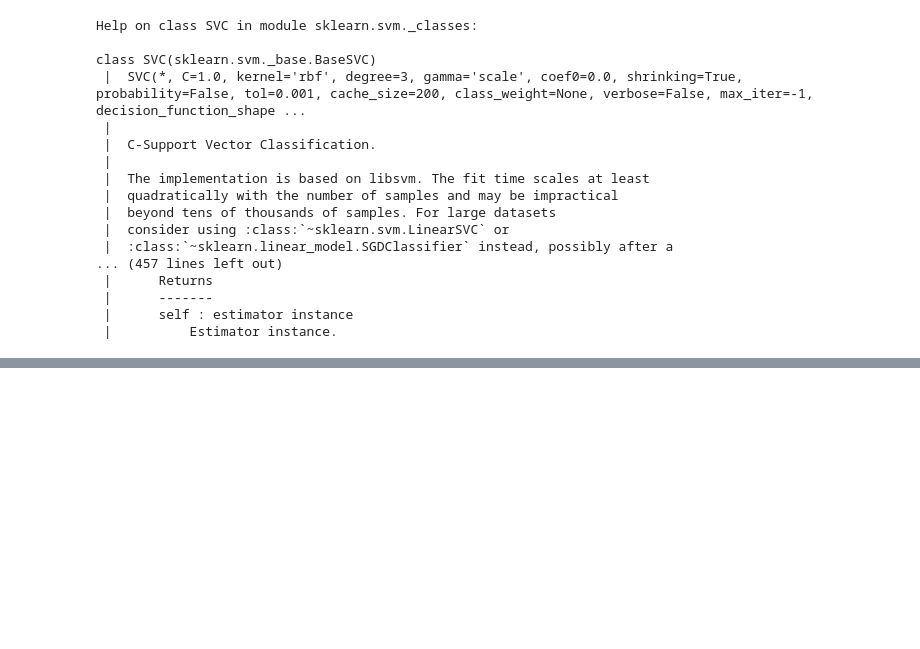
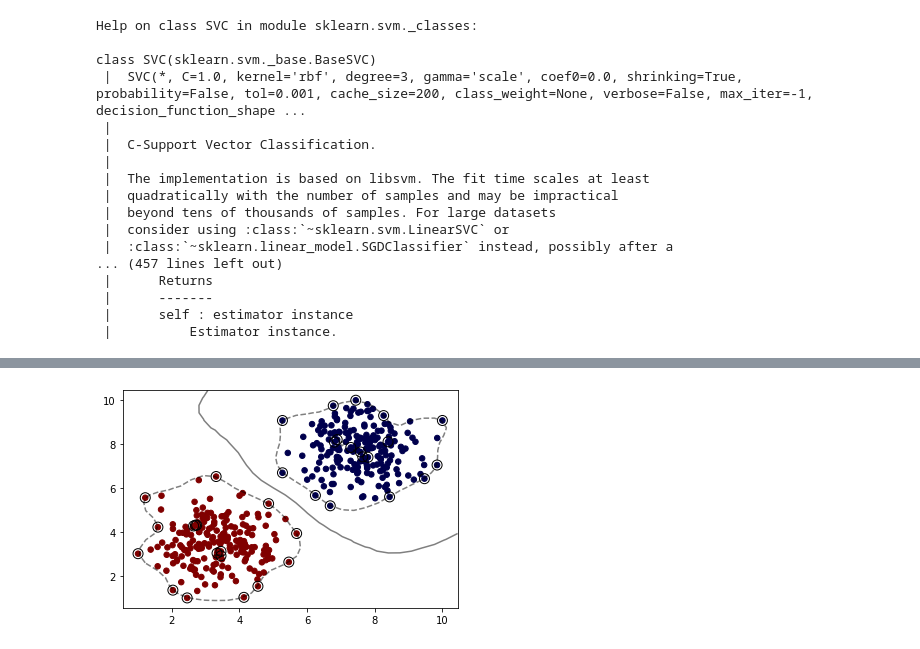
Before and after one commit to YomiDavid/ML_Live-_Class, a Jupyter notebook: SVM.ipynb, the cells around one changed output, grey strips where cells are left out. Drawn from its saved outputs; the diff is of its cells as text; code cells hidden in the pictures; blank space fills up the shorter version.

```diff
--- a/SVM.ipynb
+++ b/SVM.ipynb
@@ -57,0 +134,8 @@ class SVC(sklearn.svm._base.BaseSVC)
+# %%
+model1 = SVC(kernel='rbf', C=5, gamma='auto')
+model1.fit(X,y)
+plot_svm_boundary(model1,X,y)
+
+#applying gamma makes support vector overfitted(tighly fit) it fits the margin more
+# %% [output]
+[figure, added]
```
Also changed, not shown: parts of 18 cells of this notebook, 3 other files.
